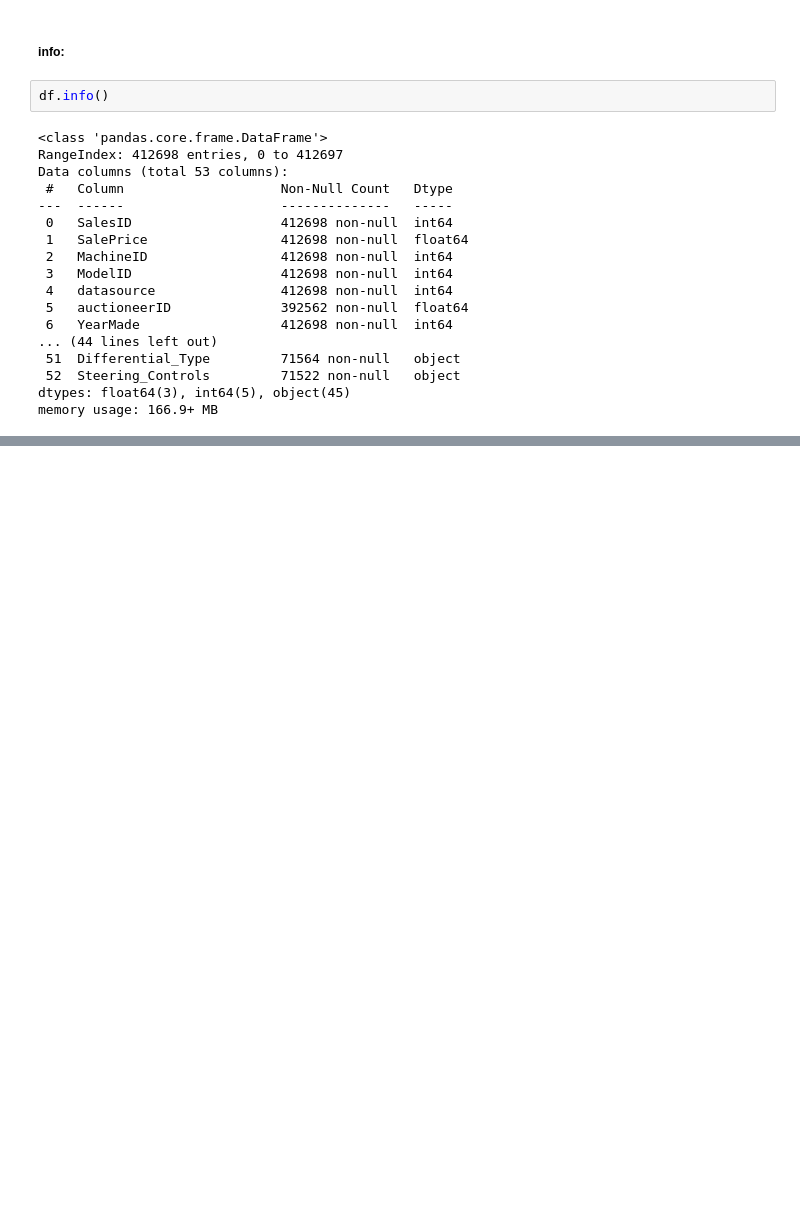
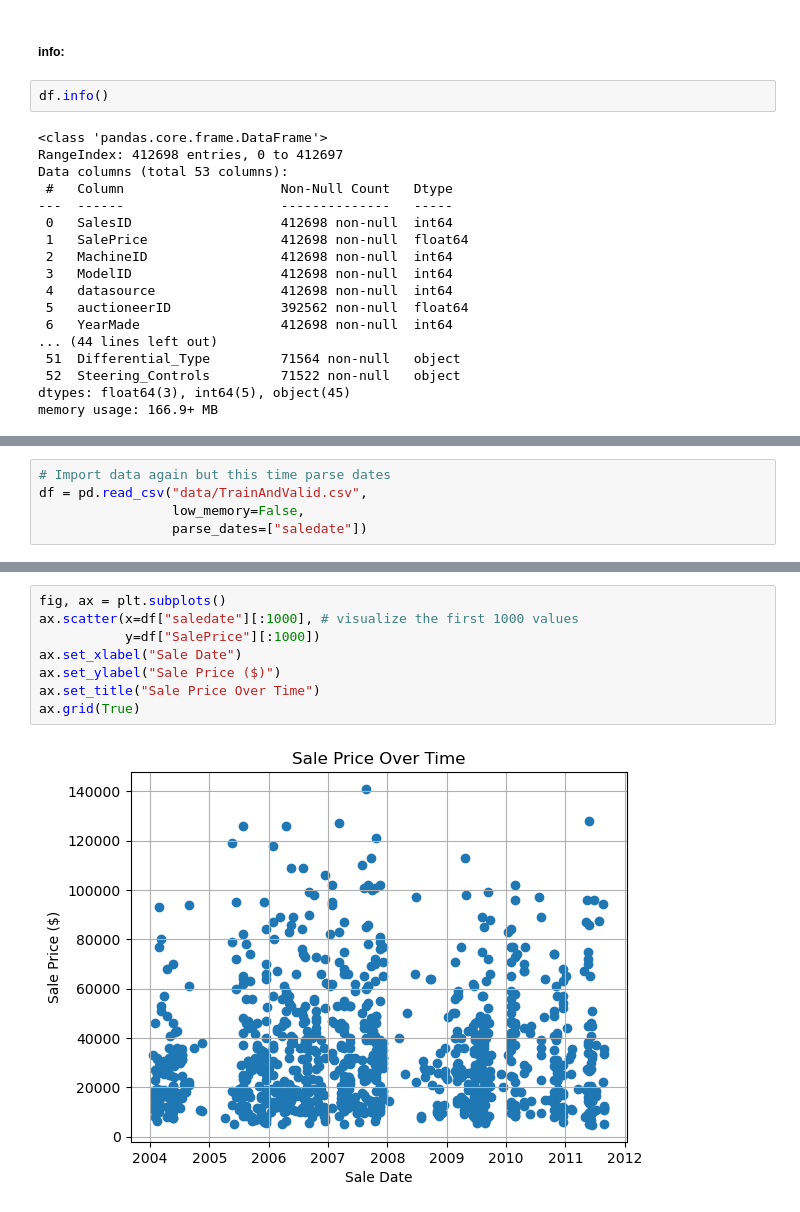
Before and after one commit to itamarshapira/Bulldozer-regression-notebook, a Jupyter notebook: Bulldozer-price-regression.ipynb, the cells around one changed output, grey strips where cells are left out. Saved outputs shown, nothing was run; the diff lists cells and outputs as text; blank space fills up the shorter version.

```diff
--- a/Bulldozer-price-regression.ipynb
+++ b/Bulldozer-price-regression.ipynb
@@ -137,0 +179,5 @@ memory usage: 166.9+ MB
+# %%
+# Import data again but this time parse dates
+df = pd.read_csv("data/TrainAndValid.csv",
+                 low_memory=False,
+                 parse_dates=["saledate"])
@@ -137,0 +199,10 @@ memory usage: 166.9+ MB
+# %%
+fig, ax = plt.subplots()
+ax.scatter(x=df["saledate"][:1000], # visualize the first 1000 values
+           y=df["SalePrice"][:1000])
+ax.set_xlabel("Sale Date")
+ax.set_ylabel("Sale Price ($)")
+ax.set_title("Sale Price Over Time")
+ax.grid(True)
+# %% [output]
+[figure, added]
```
Also changed, not shown: parts of 6 cells of this notebook.
